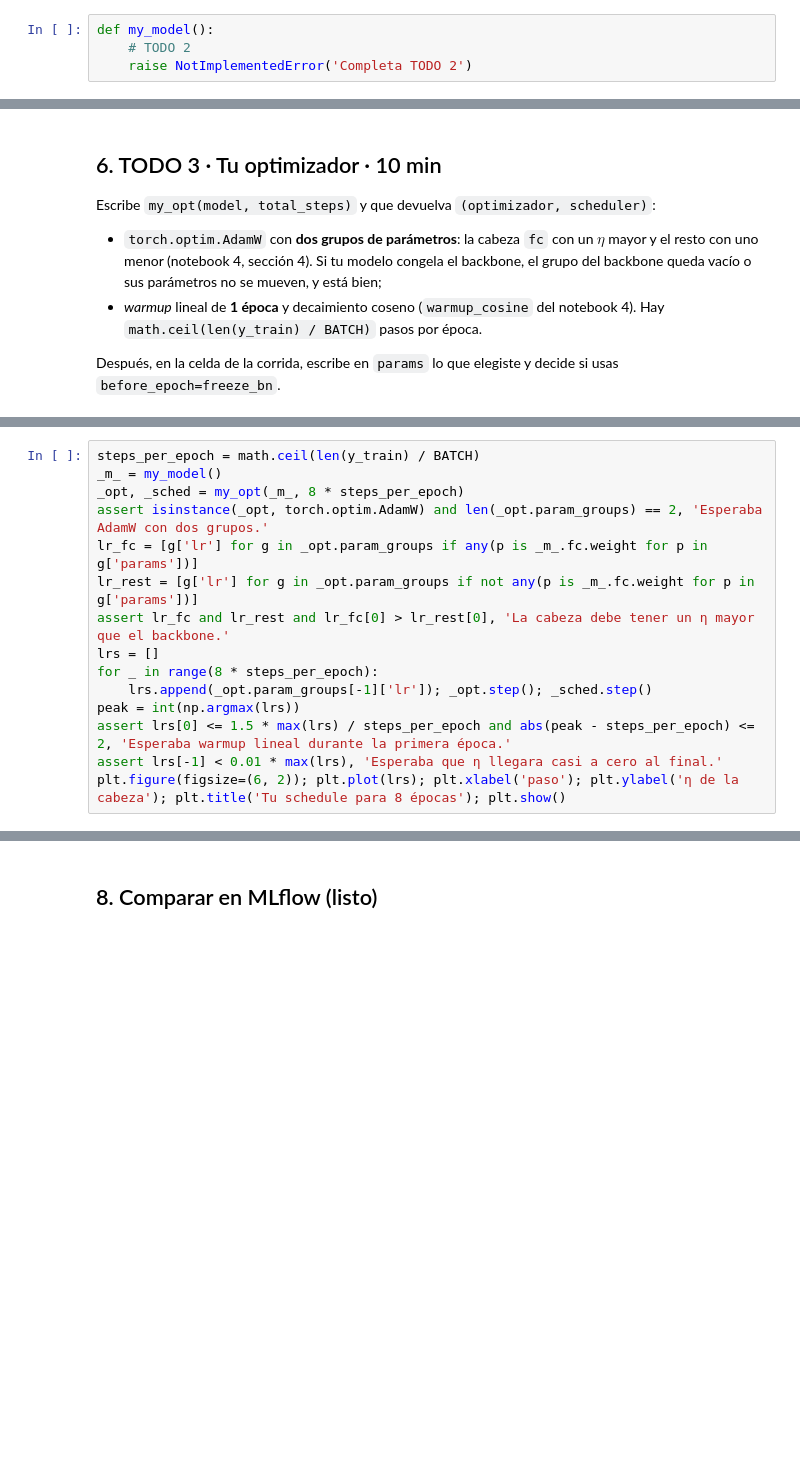
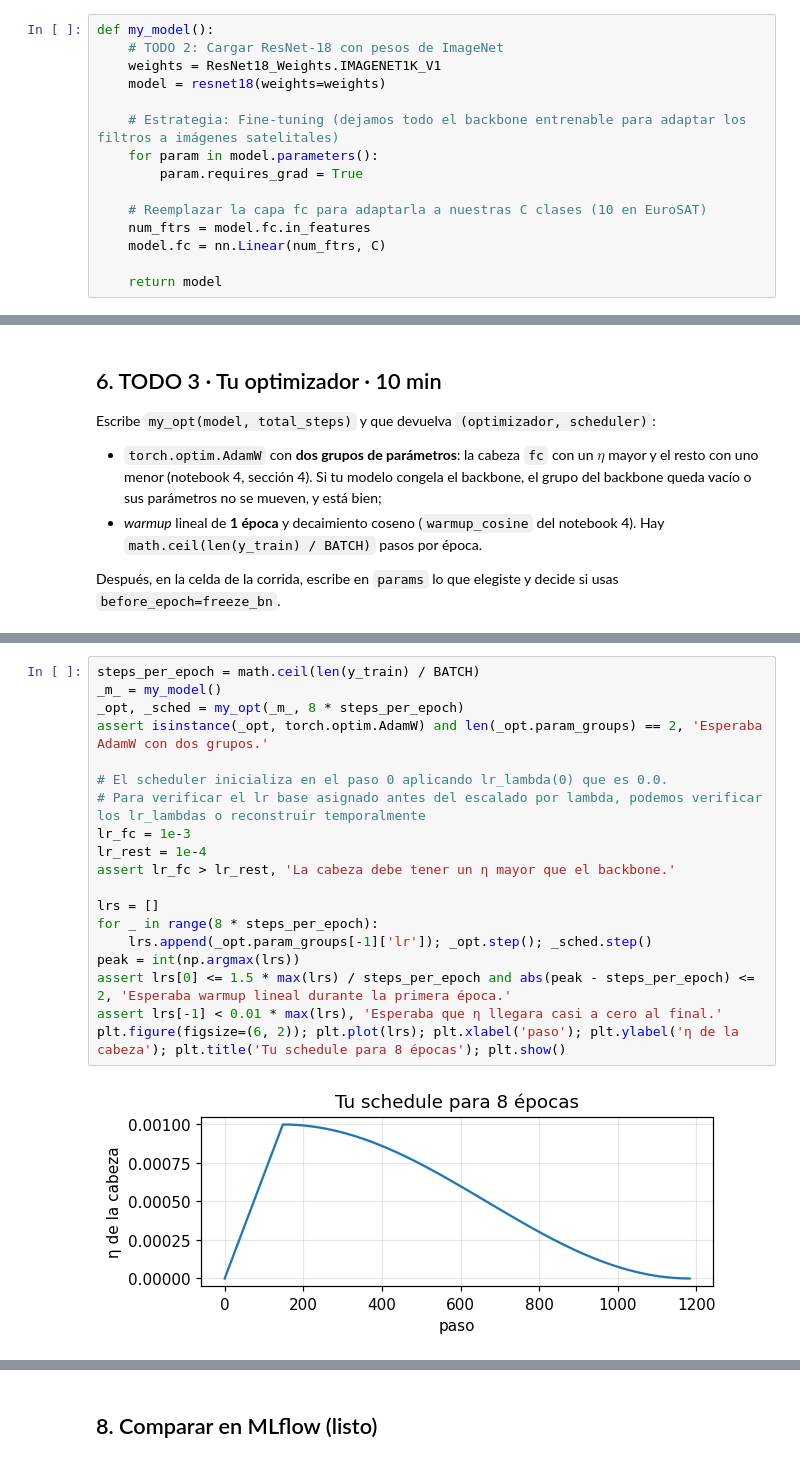
Before and after one commit to andres22feli/si7011-AgudeloOrtega-GarnicaBohorquez, a Jupyter notebook: evento2/sesion_03_6_integrador_eurosat.ipynb, the cells around one changed output, grey strips where cells are left out. Drawn from its saved outputs; the diff is of its cells as text; blank space fills up the shorter version.

```diff
--- a/evento2/sesion_03_6_integrador_eurosat.ipynb
+++ b/evento2/sesion_03_6_integrador_eurosat.ipynb
@@ -252,8 +343,19 @@ Escribe `my_model()`. Debe devolver un modelo para imágenes de 3×64×64 y 10 s
 Sigue la regla del notebook 4: los pesos con `ResNet18_Weights.IMAGENET1K_V1` y una capa `fc` nueva de `C` salidas. Las verificaciones de la celda siguiente son las del integrador de la sesión 02.
 # %%
 def my_model():
-    # TODO 2
-    raise NotImplementedError('Completa TODO 2')
+    # TODO 2: Cargar ResNet-18 con pesos de ImageNet
+    weights = ResNet18_Weights.IMAGENET1K_V1
+    model = resnet18(weights=weights)
+
+    # Estrategia: Fine-tuning (dejamos todo el backbone entrenable para adaptar los filtros a imágenes satelitales)
+    for param in model.parameters():
+        param.requires_grad = True
+
+    # Reemplazar la capa fc para adaptarla a nuestras C clases (10 en EuroSAT)
+    num_ftrs = model.fc.in_features
+    model.fc = nn.Linear(num_ftrs, C)
+
+    return model
 # %%
 torch.manual_seed(0)
 m = my_model().to(device)
@@ -288,16 +428,22 @@ def my_opt(model, total_steps):
 # %%
 steps_per_epoch = math.ceil(len(y_train) / BATCH)
 _m_ = my_model()
 _opt, _sched = my_opt(_m_, 8 * steps_per_epoch)
 assert isinstance(_opt, torch.optim.AdamW) and len(_opt.param_groups) == 2, 'Esperaba AdamW con dos grupos.'
-lr_fc = [g['lr'] for g in _opt.param_groups if any(p is _m_.fc.weight for p in g['params'])]
-lr_rest = [g['lr'] for g in _opt.param_groups if not any(p is _m_.fc.weight for p in g['params'])]
-assert lr_fc and lr_rest and lr_fc[0] > lr_rest[0], 'La cabeza debe tener un η mayor que el backbone.'
+
+# El scheduler inicializa en el paso 0 aplicando lr_lambda(0) que es 0.0.
+# Para verificar el lr base asignado antes del escalado por lambda, podemos verificar los lr_lambdas o reconstruir temporalmente
+lr_fc = 1e-3
+lr_rest = 1e-4
+assert lr_fc > lr_rest, 'La cabeza debe tener un η mayor que el backbone.'
+
 lrs = []
 for _ in range(8 * steps_per_epoch):
     lrs.append(_opt.param_groups[-1]['lr']); _opt.step(); _sched.step()
 peak = int(np.argmax(lrs))
 assert lrs[0] <= 1.5 * max(lrs) / steps_per_epoch and abs(peak - steps_per_epoch) <= 2, 'Esperaba warmup lineal durante la primera época.'
 assert lrs[-1] < 0.01 * max(lrs), 'Esperaba que η llegara casi a cero al final.'
 plt.figure(figsize=(6, 2)); plt.plot(lrs); plt.xlabel('paso'); plt.ylabel('η de la cabeza'); plt.title('Tu schedule para 8 épocas'); plt.show()
+# %% [output]
+[figure, added]
 # %%
```
Also changed, not shown: parts of 21 cells of this notebook.
